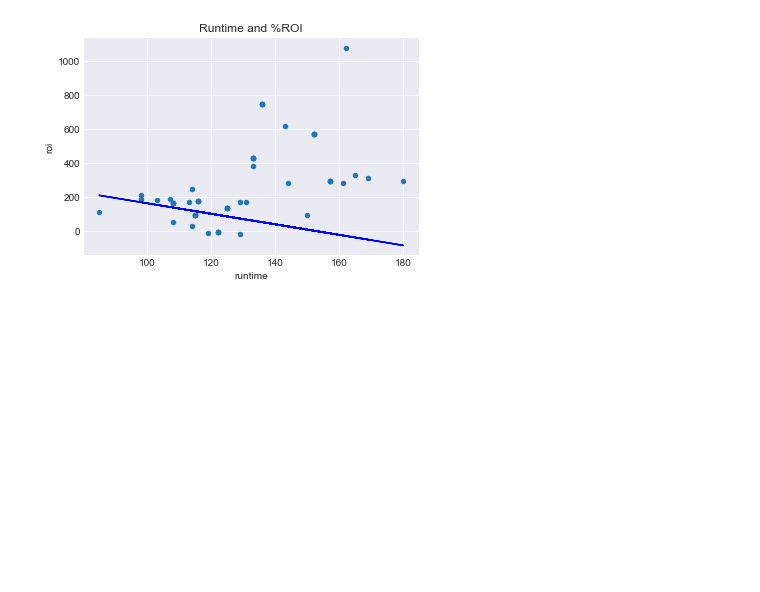
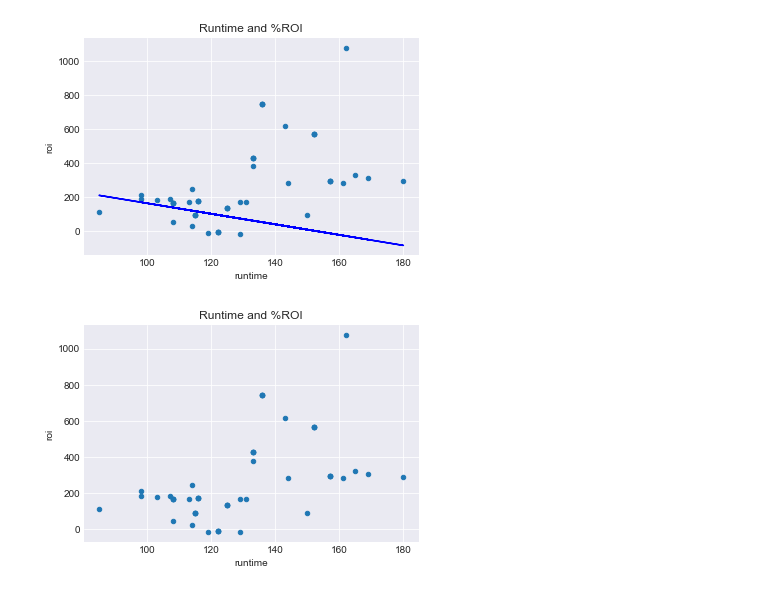
Before and after one commit to halemade/film_recommendations, a Jupyter notebook: release_and_ROI.ipynb, the cells around one changed output. Saved outputs shown, nothing was run; the diff lists cells and outputs as text; code cells hidden in the pictures; blank space fills up the shorter version.

```diff
--- a/release_and_ROI.ipynb
+++ b/release_and_ROI.ipynb
@@ -251,2 +257,12 @@ ax.savefig='./images/runtime_ROI.png';
 # %% [output]
 [figure]
+# %%
+d = np.polyfit(df['runtime'],df['roi'],1)
+f = np.poly1d(d)
+# df.insert(6,'run_reg',f(df['runtime']))
+
+ax=df.plot.scatter(title='Runtime and %ROI',x='runtime', y='roi')
+# df.plot(title='Runtime and %ROI',x='runtime',y='run_reg',color='blue',legend=False,ax=ax)
+ax.savefig='./images/runtime_ROI.png';
+# %% [output]
+[figure, added]
```
Also changed, not shown: parts of 7 cells of this notebook.
